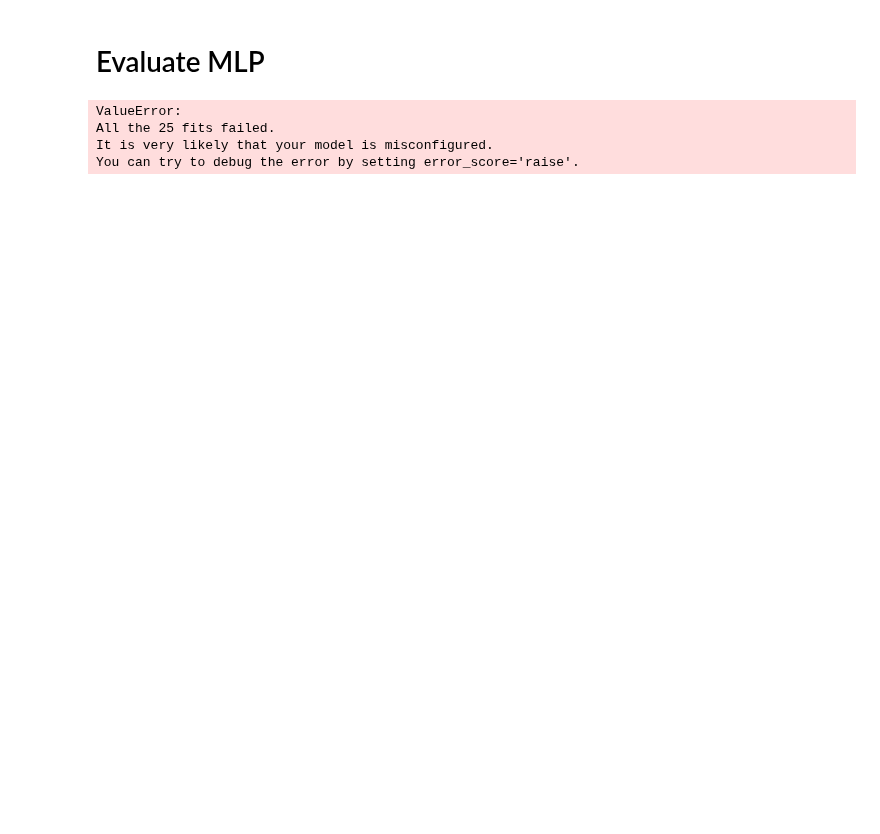
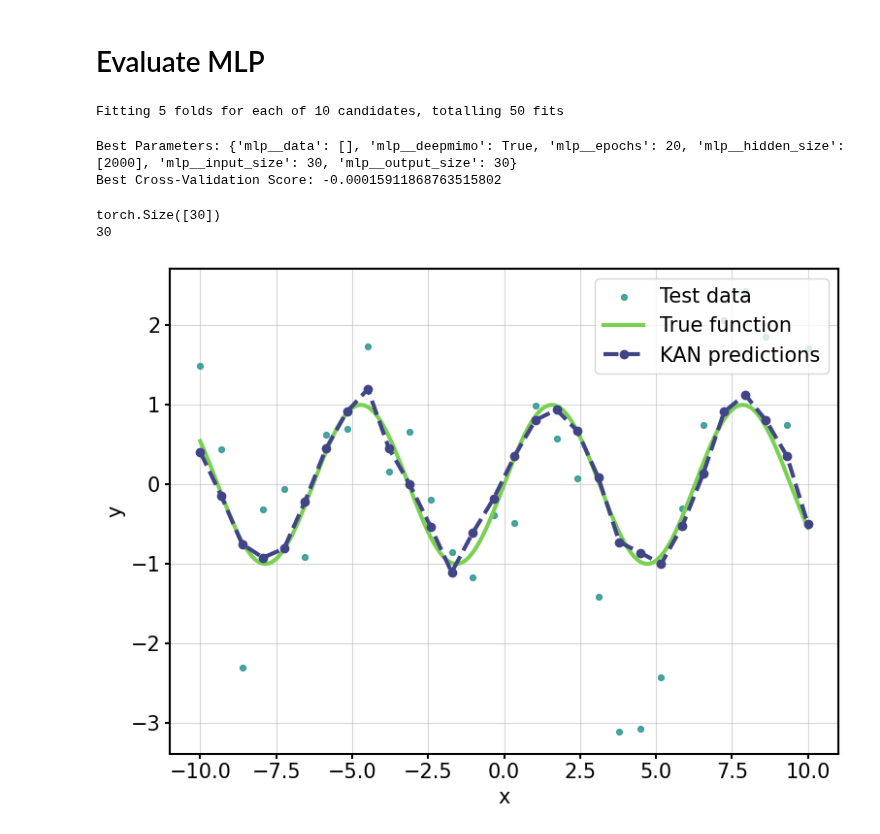
Before and after one commit to zeshenbao/KAN-Kolmogorov-Arnold-Networks, a Jupyter notebook: evaluate_models.ipynb, the cells around one changed output. Drawn from its saved outputs; the diff is of its cells as text; code cells hidden in the pictures; blank space fills up the shorter version.

Commit message:
La till plot-funktionen i MLP.

```diff
--- a/evaluate_models.ipynb
+++ b/evaluate_models.ipynb
@@ -330,10 +193,10 @@ mlp_wrapper = MLPWrapper(data=tensors,deepmimo=deepmimo)
 if deepmimo:
     param_grid = {
         'mlp__data': [tensors],
-        'mlp__input_size': [1024],
+        'mlp__input_size': [input_size],
         'mlp__hidden_size': [[64,64],[500,500],[2000],[1000,1000],[300,300,300],[5000],[3000,3000],[32,32],[128,128],[256,64]],
-        'mlp__output_size': [1024],
-        'mlp__epochs': [100],
+        'mlp__output_size': [input_size],
+        'mlp__epochs': [20],
         'mlp__deepmimo': [True]
     }
 
@@ -356,7 +219,7 @@ pipeline = Pipeline([
 ])
 
 # Initialize RandomizedSearchCV
-grid_search = RandomizedSearchCV(
+"""grid_search = RandomizedSearchCV(
     estimator=pipeline,
     param_distributions=param_grid,
     n_iter=5,  # Number of parameter settings sampled
@@ -365,6 +228,15 @@ grid_search = RandomizedSearchCV(
     random_state=42,                    # For reproducibility
     n_jobs=-1,                          # Utilize all CPU cores
     verbose=0
+)"""
+
+grid_search = GridSearchCV(
+    estimator=pipeline,
+    param_grid=param_grid,
+    cv=5,                                  # 5-Fold Cross-Validation
+    scoring='neg_mean_squared_error',  # Appropriate for regression
+    n_jobs=-1,                          # Utilize all CPU cores
+    verbose=2
 )
 
 # Fit RandomizedSearchCV
@@ -377,10 +249,9 @@ print("Best Cross-Validation Score:", grid_search.best_score_)
 
 opt_params_MLP = grid_search.best_params_
 # %% [output]
-ValueError:
-All the 25 fits failed.
-It is very likely that your model is misconfigured.
-You can try to debug the error by setting error_score='raise'.
+Fitting 5 folds for each of 10 candidates, totalling 50 fits
+Best Parameters: {'mlp__data': [], 'mlp__deepmimo': True, 'mlp__epochs': 20, 'mlp__hidden_size': [2000], 'mlp__input_size': 30, 'mlp__output_size': 30}
+Best Cross-Validation Score: -0.00015911868763515802
 # %%
 # evaluate KAN with optimal params
 mlp_model = MLP(input_size=opt_params_MLP['mlp__input_size'], hidden_sizes=opt_params_MLP['mlp__hidden_size'], output_size=opt_params_MLP['mlp__output_size'])
@@ -390,9 +261,14 @@ y_preds_MLP = mlp_model.predict(mlp_model.X_test,eval=True)
 # %%
 # plot predictions
 if deepmimo:
-    mlp_model.plot_deepmimo(data=tensors, y_preds=y_preds_MLP['preds'], type_='test', save=False)
+    # mlp_model.plot_deepmimo(data=tensors, y_preds=y_preds_MLP['preds'], type_='test', save=False)
+    mlp_model.plot_sequence(data=tensors, y_preds=y_preds_MLP['preds'], type_='test', save=False)
 else:
     mlp_model.plot_prediction(data=tensors, y_preds=y_preds_MLP['preds'], type_='test', save=False)
+# %% [output]
+torch.Size([30])
+30
+[figure, added]
 # %%
 # plot loss
 
```
Also changed, not shown: parts of 4 cells of this notebook, 1 other file.
